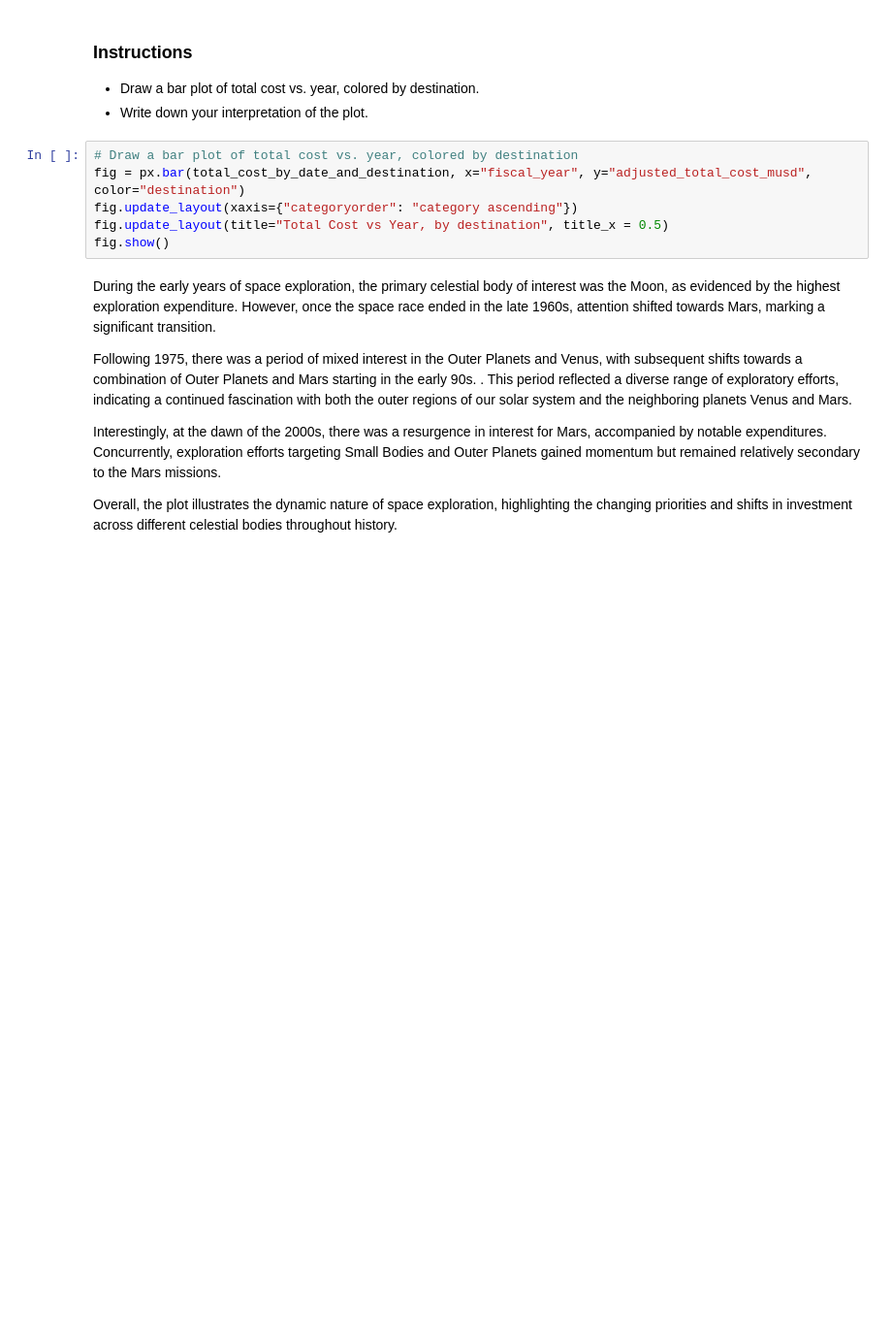
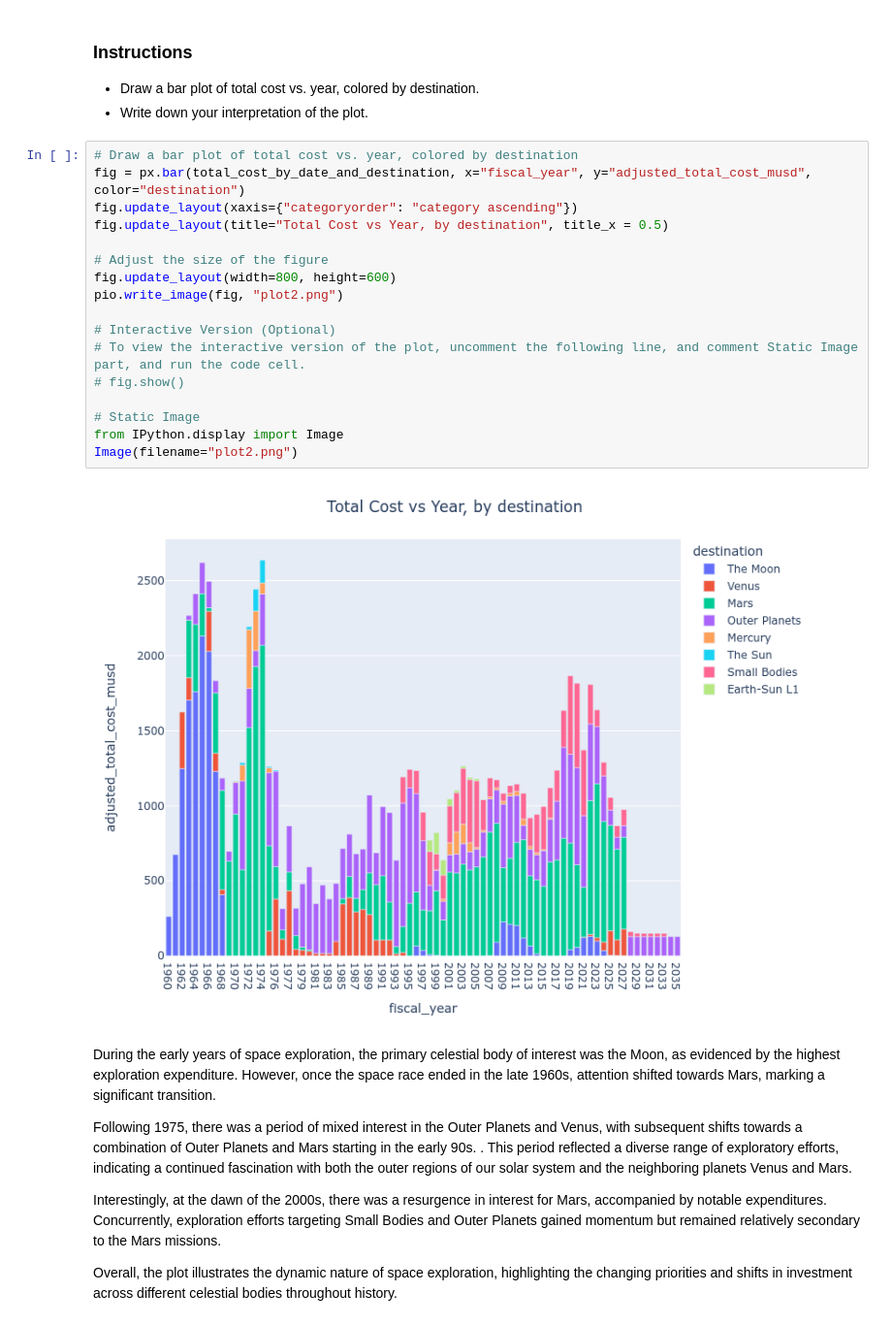
Before and after one commit to Nostrand/data-analysis-projects, a Jupyter notebook: analyzing-nasa-planetary-exploration-budgets/notebook.ipynb, the cells around one changed output. Shown: that part at 97% size. Drawn from its saved outputs; the diff is of its cells as text; blank space fills up the shorter version.

```diff
--- a/analyzing-nasa-planetary-exploration-budgets/notebook.ipynb
+++ b/analyzing-nasa-planetary-exploration-budgets/notebook.ipynb
@@ -219,9 +218,22 @@ SELECT fiscal_year, destination, SUM("cost_MUSD"*inflation_adjustment) as adjust
 # %%
 # Draw a bar plot of total cost vs. year, colored by destination
 fig = px.bar(total_cost_by_date_and_destination, x="fiscal_year", y="adjusted_total_cost_musd", color="destination")
 fig.update_layout(xaxis={"categoryorder": "category ascending"})
 fig.update_layout(title="Total Cost vs Year, by destination", title_x = 0.5)
-fig.show()
+
+# Adjust the size of the figure
+fig.update_layout(width=800, height=600)
+pio.write_image(fig, "plot2.png")
+
+# Interactive Version (Optional)
+# To view the interactive version of the plot, uncomment the following line, and comment Static Image part, and run the code cell.
+# fig.show()
+
+# Static Image
+from IPython.display import Image
+Image(filename="plot2.png")
+# %% [output]
+[figure, added]
 # %% [markdown]
 During the early years of space exploration, the primary celestial body of interest was the Moon, as evidenced by the highest exploration expenditure. However, once the space race ended in the late 1960s, attention shifted towards Mars, marking a significant transition.
 
```
Also changed, not shown: parts of 1 cell of this notebook, 2 other files.
